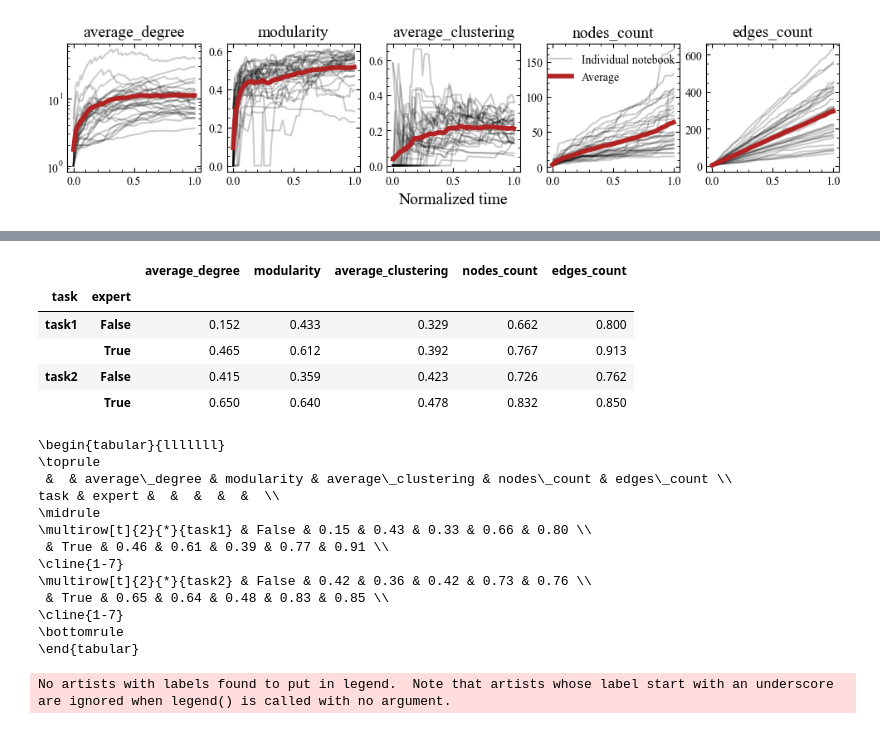
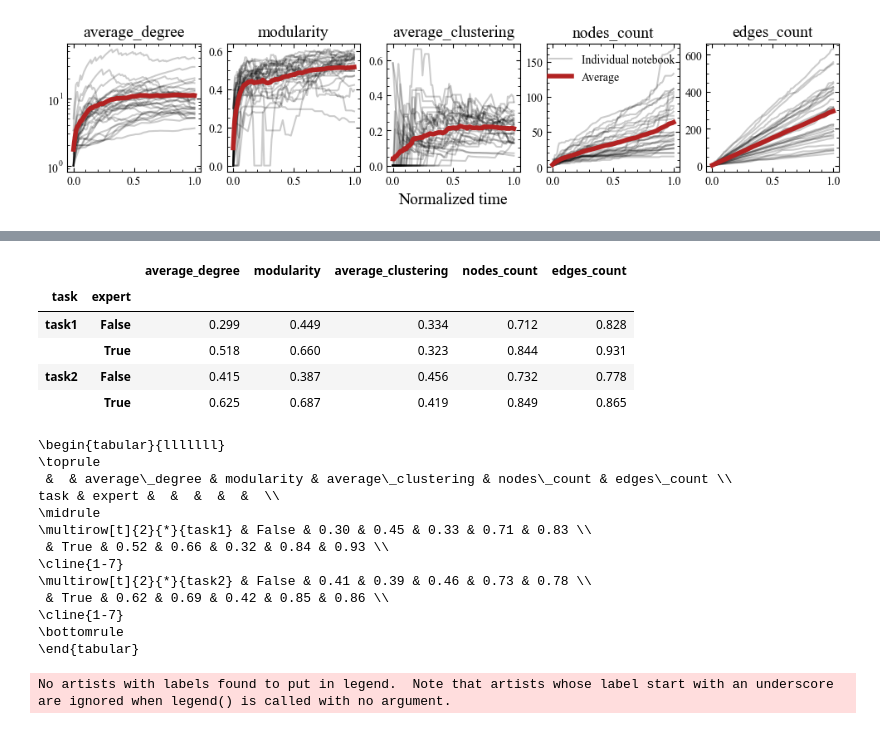
Before and after one commit to konstantgr/jupyter-logs-analysis, a Jupyter notebook: analysis/03-graph-analysis.ipynb, the cells around one changed output, grey strips where cells are left out. Saved outputs shown, nothing was run; the diff lists cells and outputs as text; code cells hidden in the pictures.

```diff
--- a/analysis/03-graph-analysis.ipynb
+++ b/analysis/03-graph-analysis.ipynb
@@ -284,21 +284,21 @@ graph_evolution_merged.head()
 # %%
 df_tmp = graph_evolution_merged
 max_values = df_tmp.groupby('kernel_id')['state_num'].transform('max')
 df_tmp['normalized_state'] = df_tmp['state_num'] / max_values
 
-df_corr = df_tmp.groupby(['task', 'expert'])[['normalized_state', *metrics]].corr()
+df_corr = df_tmp.groupby(['task', 'expert'])[['normalized_state', *metrics]].corr(method='spearman')
 indices = [i for i in df_corr.index if i[-1] == 'normalized_state']
 df_corr[metrics] = df_corr[metrics]
 
 table = df_corr.loc[indices][metrics].droplevel(2)
 table.round(3)
 # %% [output]
 |  |  | average_degree | modularity | average_clustering | nodes_count | edges_count |
 | task | expert |  |  |  |  |  |
-| task1 | False | 0.152 | 0.433 | 0.329 | 0.662 | 0.800 |
-|  | True | 0.465 | 0.612 | 0.392 | 0.767 | 0.913 |
-| task2 | False | 0.415 | 0.359 | 0.423 | 0.726 | 0.762 |
-|  | True | 0.650 | 0.640 | 0.478 | 0.832 | 0.850 |
+| task1 | False | 0.299 | 0.449 | 0.334 | 0.712 | 0.828 |
+|  | True | 0.518 | 0.660 | 0.323 | 0.844 | 0.931 |
+| task2 | False | 0.415 | 0.387 | 0.456 | 0.732 | 0.778 |
+|  | True | 0.625 | 0.687 | 0.419 | 0.849 | 0.865 |
 # %%
 print(table.round(2).applymap('{:.2f}'.format).to_latex(escape=True, multirow=True))
 # %% [output]
@@ -307,11 +307,11 @@ print(table.round(2).applymap('{:.2f}'.format).to_latex(escape=True, multirow=Tr
  &  & average\_degree & modularity & average\_clustering & nodes\_count & edges\_count \\
 task & expert &  &  &  &  &  \\
 \midrule
-\multirow[t]{2}{*}{task1} & False & 0.15 & 0.43 & 0.33 & 0.66 & 0.80 \\
- & True & 0.46 & 0.61 & 0.39 & 0.77 & 0.91 \\
+\multirow[t]{2}{*}{task1} & False & 0.30 & 0.45 & 0.33 & 0.71 & 0.83 \\
+ & True & 0.52 & 0.66 & 0.32 & 0.84 & 0.93 \\
 \cline{1-7}
-\multirow[t]{2}{*}{task2} & False & 0.42 & 0.36 & 0.42 & 0.73 & 0.76 \\
- & True & 0.65 & 0.64 & 0.48 & 0.83 & 0.85 \\
+\multirow[t]{2}{*}{task2} & False & 0.41 & 0.39 & 0.46 & 0.73 & 0.78 \\
+ & True & 0.62 & 0.69 & 0.42 & 0.85 & 0.86 \\
 \cline{1-7}
 \bottomrule
 \end{tabular}
```
Also changed, not shown: parts of 2 cells of this notebook, 1 other file.
